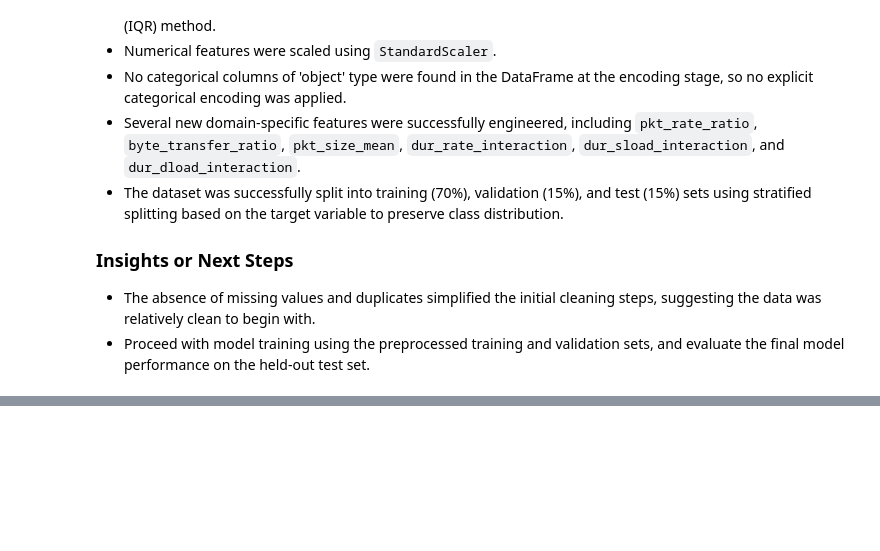
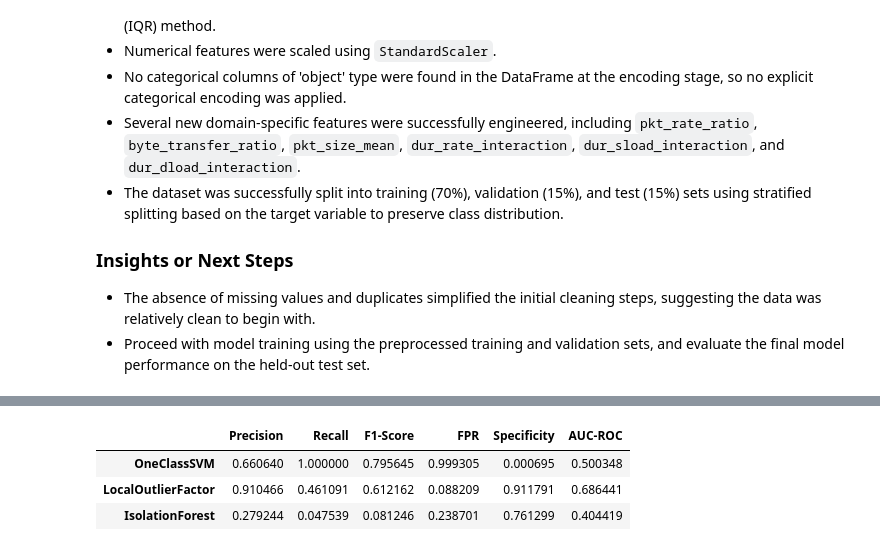
Before and after one commit to Ahsan3172/Zero-day-attack-, a Jupyter notebook: backend/zda.ipynb, the cells around one changed output, grey strips where cells are left out. Saved outputs shown, nothing was run; the diff lists cells and outputs as text; code cells hidden in the pictures; blank space fills up the shorter version.

Commit message:
selected model Lof and train and evaluate results

```diff
--- a/backend/zda.ipynb
+++ b/backend/zda.ipynb
@@ -480,8 +477,8 @@ DataFrame head after Label Encoding:
 from sklearn.model_selection import train_test_split
 
 # Separate features (X) and target (y)
-X = df.drop('Class', axis=1)
-y = df['Class']
+X = df.drop(['Class', 'Label'], axis=1)
+y = df['Label']
 
 # Split data into training (70%) and temporary (30%) sets
 X_train, X_temp, y_train, y_temp = train_test_split(
@@ -522,0 +849,67 @@ Test set shape (X_test, y_test): (29651, 52) (29651,)
+# %%
+from sklearn.metrics import classification_report, roc_auc_score, precision_recall_fscore_support, confusion_matrix
+from sklearn.preprocessing import LabelEncoder
+import pandas as pd
+import numpy as np
+
+# Assuming trained_models, X_val, y_val are available from previous steps
+
+evaluation_results = {}
+
+# Convert y_val to a binary target (0 for Normal, 1 for any Attack/Anomaly) for evaluation
+le_eval = LabelEncoder()
+y_val_binary_eval = le_eval.fit_transform(y_val)
+y_val_binary_anomaly_eval = np.where(y_val_binary_eval == le_eval.transform(['normal'])[0], 0, 1)
+
+
+for name, model in trained_models.items():
+    print(f"Evaluating {name}...")
+
+    # Predict on the validation set
+    # For one-class models, predict returns 1 for inliers and -1 for outliers
+    # Ensure input data for prediction matches the type used during training (NumPy array)
+    y_pred = model.predict(X_val.values)
+
+
+    # Convert predictions to binary: -1 for outliers (attacks), 1 for inliers (normal)
+    # Map -1 to 1 (Attack) and 1 to 0 (Normal) to align with y_val_binary_anomaly_eval
+    y_pred_binary = np.where(y_pred == -1, 1, 0)
+
+
+    # Evaluate performance using the binary anomaly target
+    precision, recall, f1, _ = precision_recall_fscore_support(y_val_binary_anomaly_eval, y_pred_binary, average='binary', zero_division=0)
+    auc_roc = roc_auc_score(y_val_binary_anomaly_eval, y_pred_binary)
+
+    # Calculate Confusion Matrix to get False Positives
+    tn, fp, fn, tp = confusion_matrix(y_val_binary_anomaly_eval, y_pred_binary).ravel()
+
+    # Calculate False Positive Rate (FPR)
+    fpr = fp / (fp + tn) if (fp + tn) != 0 else 0
+
+    # Calculate Specificity (True Negative Rate)
+    specificity = tn / (tn + fp) if (tn + fp) != 0 else 0
+
+
+    evaluation_results[name] = {
+        'Precision': precision,
+        'Recall': recall,
+        'F1-Score': f1,
+        'FPR': fpr,
+        'Specificity': specificity,
+        'AUC-ROC': auc_roc
+    }
+
+    print(f"Evaluation Results for {name}:")
+    print(f"  Precision: {precision:.4f}")
+    print(f"  Recall: {recall:.4f}")
+    print(f"  F1-Score: {f1:.4f}")
+    print(f"  FPR: {fpr:.4f}")
+    print(f"  Specificity: {specificity:.4f}")
+    print(f"  AUC-ROC: {auc_roc:.4f}")
+    print("-" * 30)
+
+# Display results in a DataFrame
+evaluation_df = pd.DataFrame(evaluation_results).T
+print("\nBaseline Model Evaluation Summary on Validation Set:")
+display(evaluation_df.sort_values(by='F1-Score', ascending=False))
+# %% [output]
@@ -522,0 +933,4 @@ Test set shape (X_test, y_test): (29651, 52) (29651,)
+|  | Precision | Recall | F1-Score | FPR | Specificity | AUC-ROC |
+| OneClassSVM | 0.660640 | 1.000000 | 0.795645 | 0.999305 | 0.000695 | 0.500348 |
+| LocalOutlierFactor | 0.910466 | 0.461091 | 0.612162 | 0.088209 | 0.911791 | 0.686441 |
+| IsolationForest | 0.279244 | 0.047539 | 0.081246 | 0.238701 | 0.761299 | 0.404419 |
```
Also changed, not shown: parts of 12 cells of this notebook.
